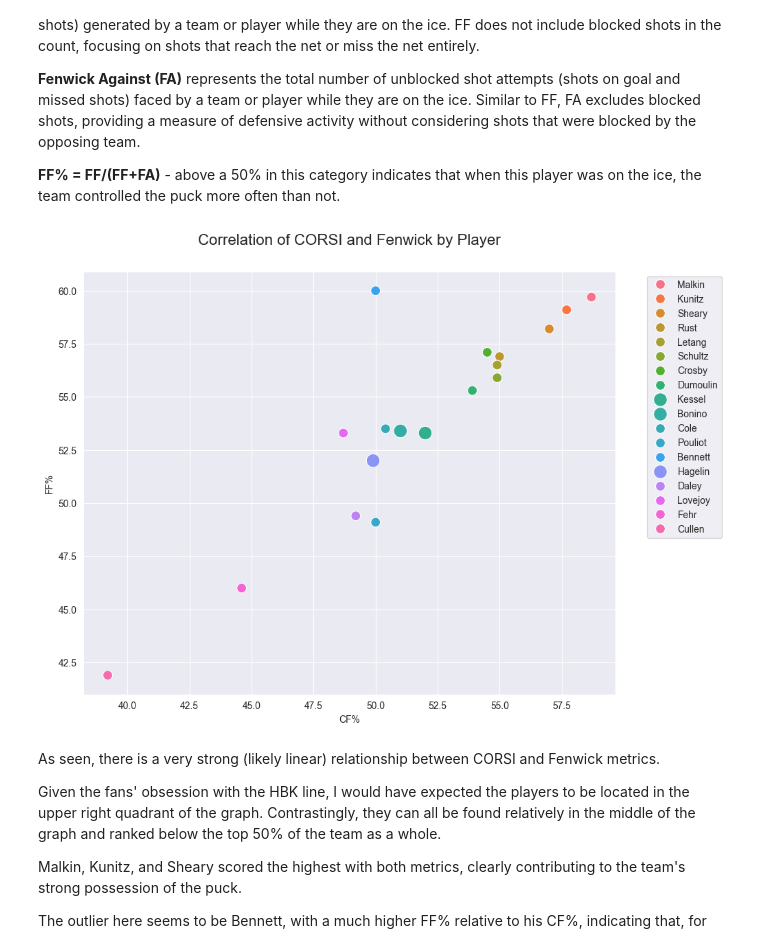
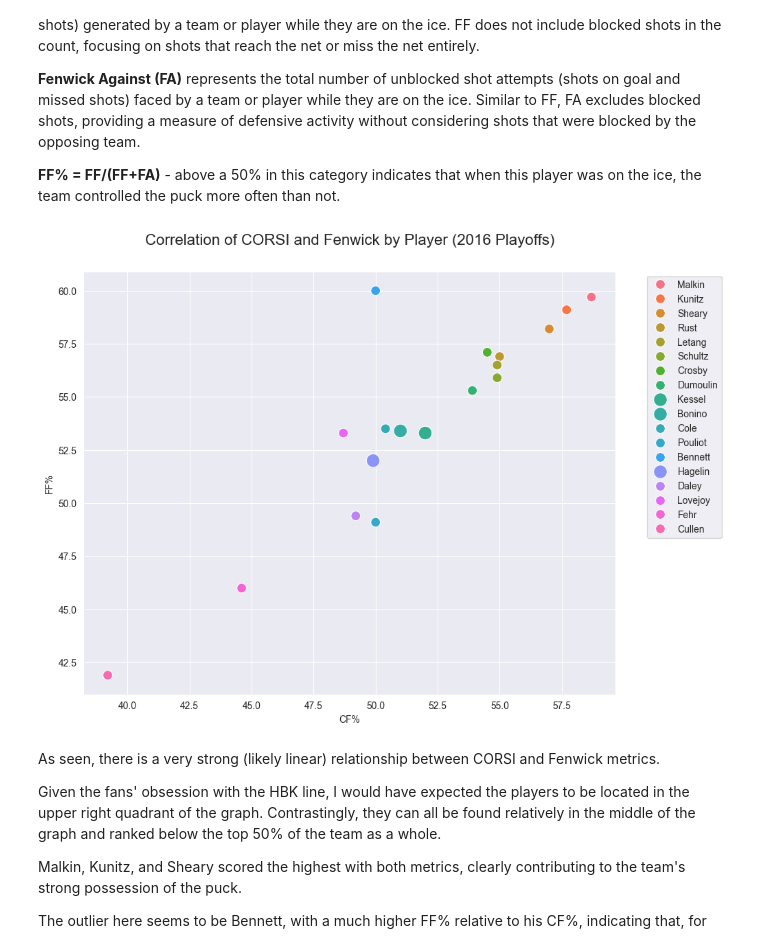
Before and after one commit to boncz/PenguinsHockeyAnalysis, a Jupyter notebook: Pens_playoff_analysis_2016.ipynb, the cells around one changed output. Cells and saved outputs as stored; diff of their text form; code cells hidden in the pictures.

```diff
--- a/Pens_playoff_analysis_2016.ipynb
+++ b/Pens_playoff_analysis_2016.ipynb
@@ -952,20 +932,20 @@ Corsi_Fenwick_stats_2016 = pens_player_stats_2016[['lastName','CF%', 'FF%']].sor
 # %%
 #emphasize the HBK Line
 players_to_enlarge = ['Hagelin', 'Bonino', 'Kessel']
 
 #create the scatter plot
 plt.figure(figsize=(10, 8))
 sns.scatterplot(x='CF%', y='FF%', data=Corsi_Fenwick_stats_2016, hue='lastName', size='lastName',
                 sizes={player: 200 if player in players_to_enlarge else 100 for player in Corsi_Fenwick_stats_2016['lastName']})
 
 
 
-plt.title('Correlation of CORSI and Fenwick by Player', fontsize=16, y=1.05)
+plt.title('Correlation of CORSI and Fenwick by Player (2016 Playoffs)', fontsize=16, y=1.05)
 plt.legend(bbox_to_anchor=(1.05, 1), loc='upper left')
 plt.savefig('CorsiFenwick2016.png', bbox_inches='tight', pad_inches=0.1)
 plt.show()
 # %% [output]
-[figure, old version]
+[figure, new version]
 # %% [markdown]
 As seen, there is a very strong (likely linear) relationship between CORSI and Fenwick metrics.
 
```
Also changed, not shown: parts of 19 cells of this notebook, 2 other files.
